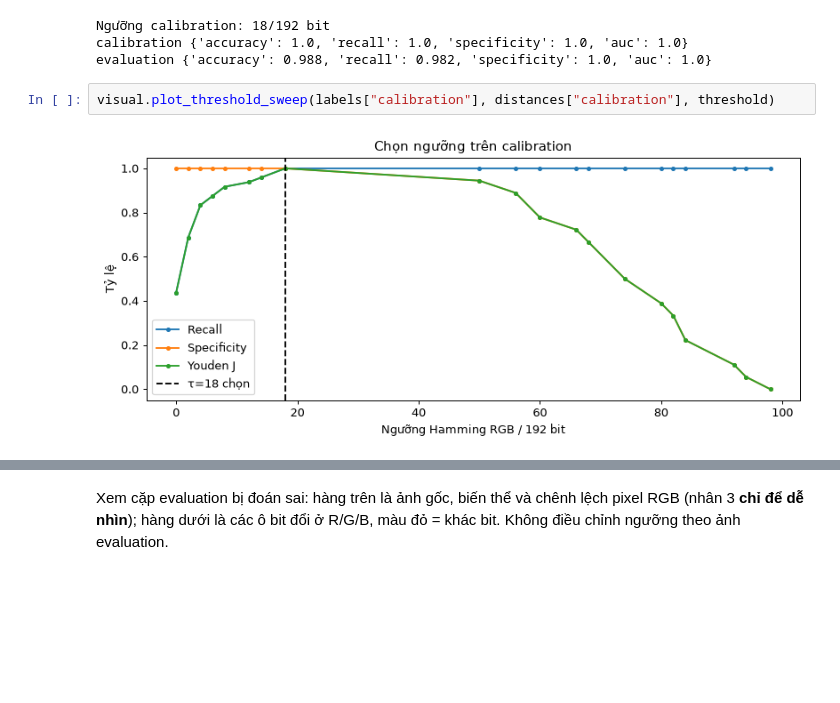
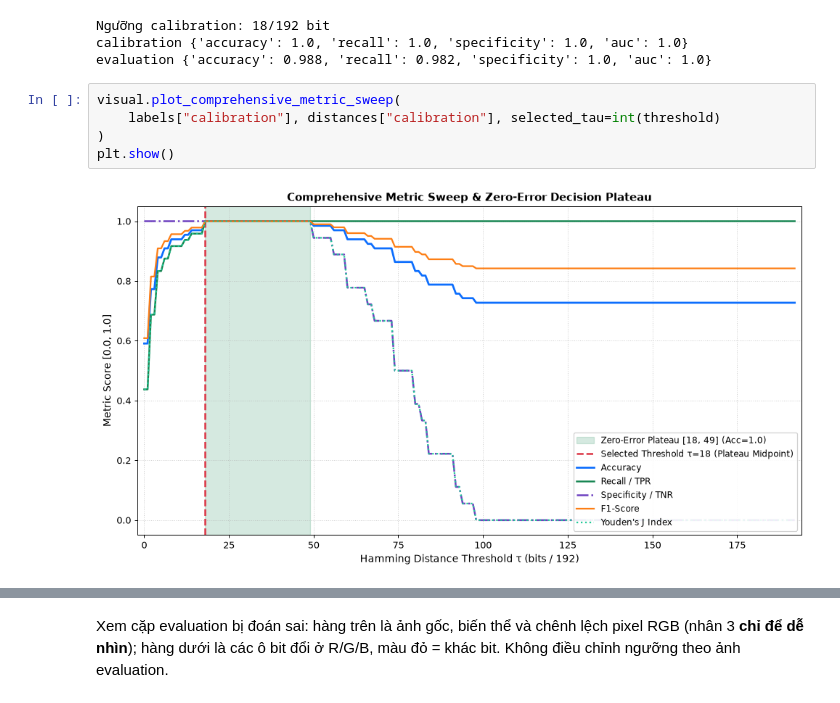
Before and after one commit to bush-le/uth-cv-labs, a Jupyter notebook: notebooks/labs/lab_04.ipynb, the cells around one changed output, grey strips where cells are left out. Drawn from its saved outputs; the diff is of its cells as text; blank space fills up the shorter version.

```diff
--- a/notebooks/labs/lab_04.ipynb
+++ b/notebooks/labs/lab_04.ipynb
@@ -215,7 +253,10 @@ Ngưỡng calibration: 18/192 bit
 calibration {'accuracy': 1.0, 'recall': 1.0, 'specificity': 1.0, 'auc': 1.0}
 evaluation {'accuracy': 0.988, 'recall': 0.982, 'specificity': 1.0, 'auc': 1.0}
 # %%
-visual.plot_threshold_sweep(labels["calibration"], distances["calibration"], threshold)
+visual.plot_comprehensive_metric_sweep(
+    labels["calibration"], distances["calibration"], selected_tau=int(threshold)
+)
+plt.show()
 # %% [output]
-[figure, old version]
+[figure, new version]
 # %%
```
Also changed, not shown: parts of 7 cells of this notebook, 18 other files.
